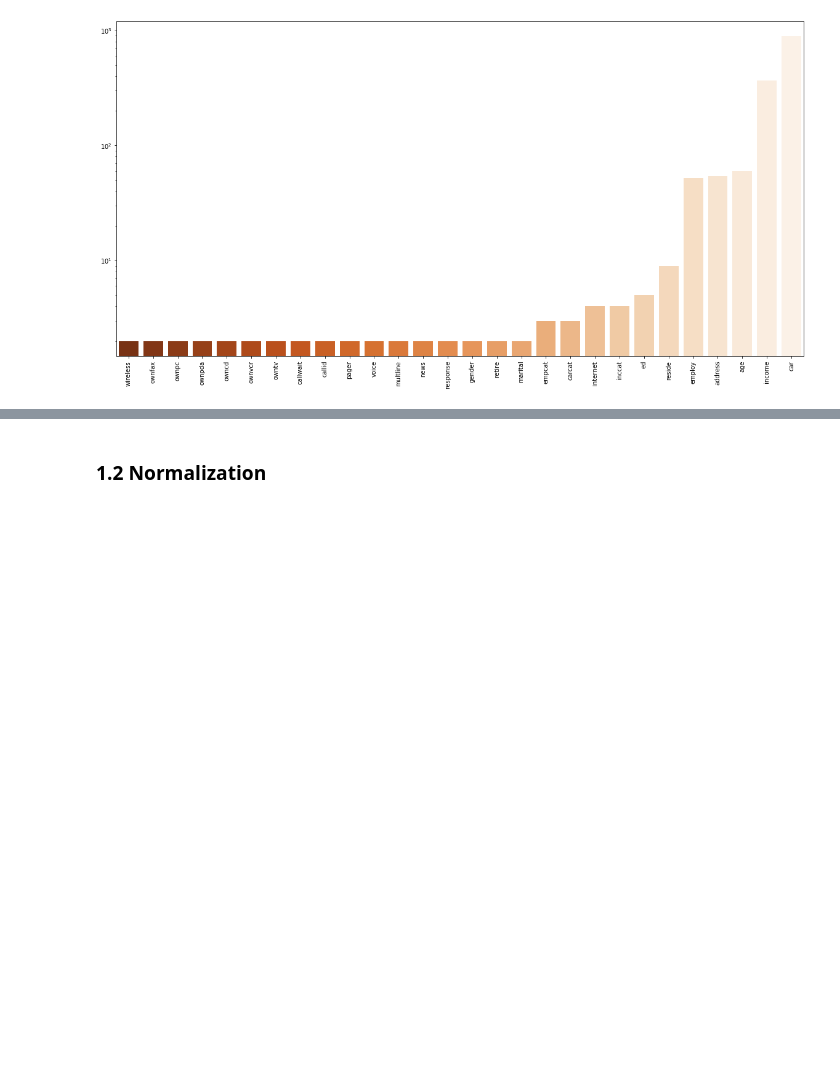
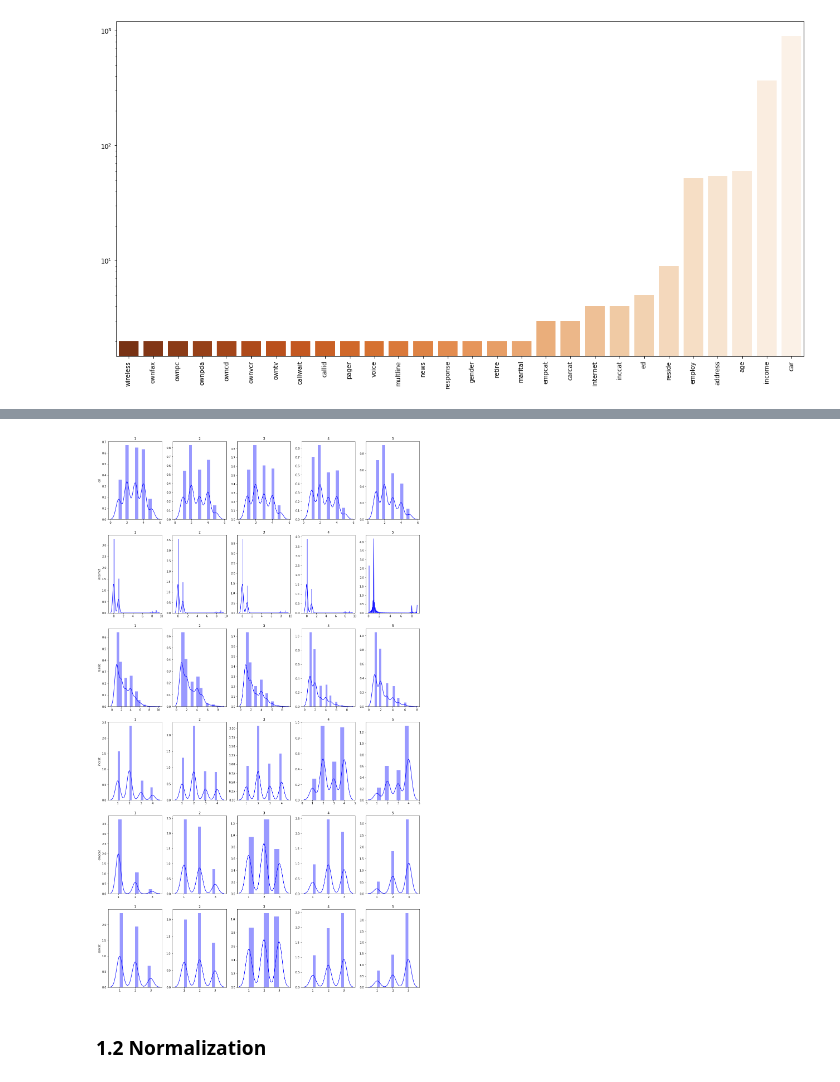
Before and after one commit to Cro3SwI2mer/University-courses, a Jupyter notebook: MFAC/Task №1/first_task.ipynb, the cells around one changed output, grey strips where cells are left out. Drawn from its saved outputs; the diff is of its cells as text; code cells hidden in the pictures; blank space fills up the shorter version.

```diff
--- a/MFAC/Task №1/first_task.ipynb
+++ b/MFAC/Task №1/first_task.ipynb
@@ -36,6 +36,15 @@ def normalize(array):
 def test_metrics(test, predicted):
     print(cm(test, predicted))
     print("\n Mean Squeared Error =", mse(test, predicted))
+
+def pdf_plot(candidates):
+    fig, ax = plt.subplots(len(candidates),5,figsize=(20,len(candidates)*6))
+    for n in range(len(candidates)):
+        feat = candidates[n]
+        for i in range(5):
+            sns.distplot(np.array(known.loc[known['jobsat']==i+1][feat]), kde=True, ax=ax[n,i], color="Blue")
+            ax[n,0].set_ylabel(feat)
+            ax[n,i].set_title(i+1)
 # %% [markdown]
 ### Dataset description
 # %%
@@ -118 +113,6 @@ for n in range(len(cat_candidates)):
+# %%
+#cat_candidates
+pdf_plot(cat_candidates)
+# %% [output]
+[figure, added]
 # %%
```
Also changed, not shown: parts of 25 cells of this notebook, 1 other file.
